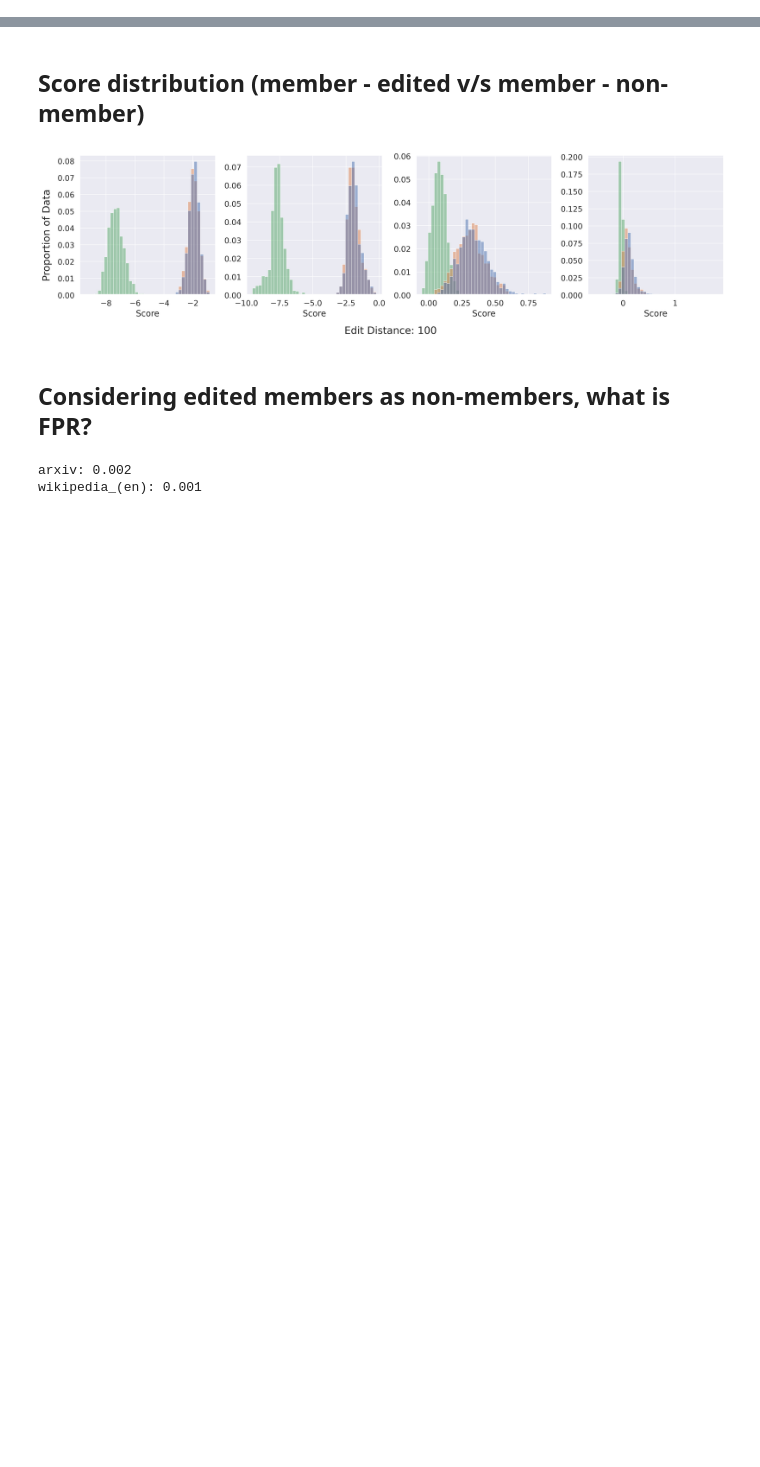
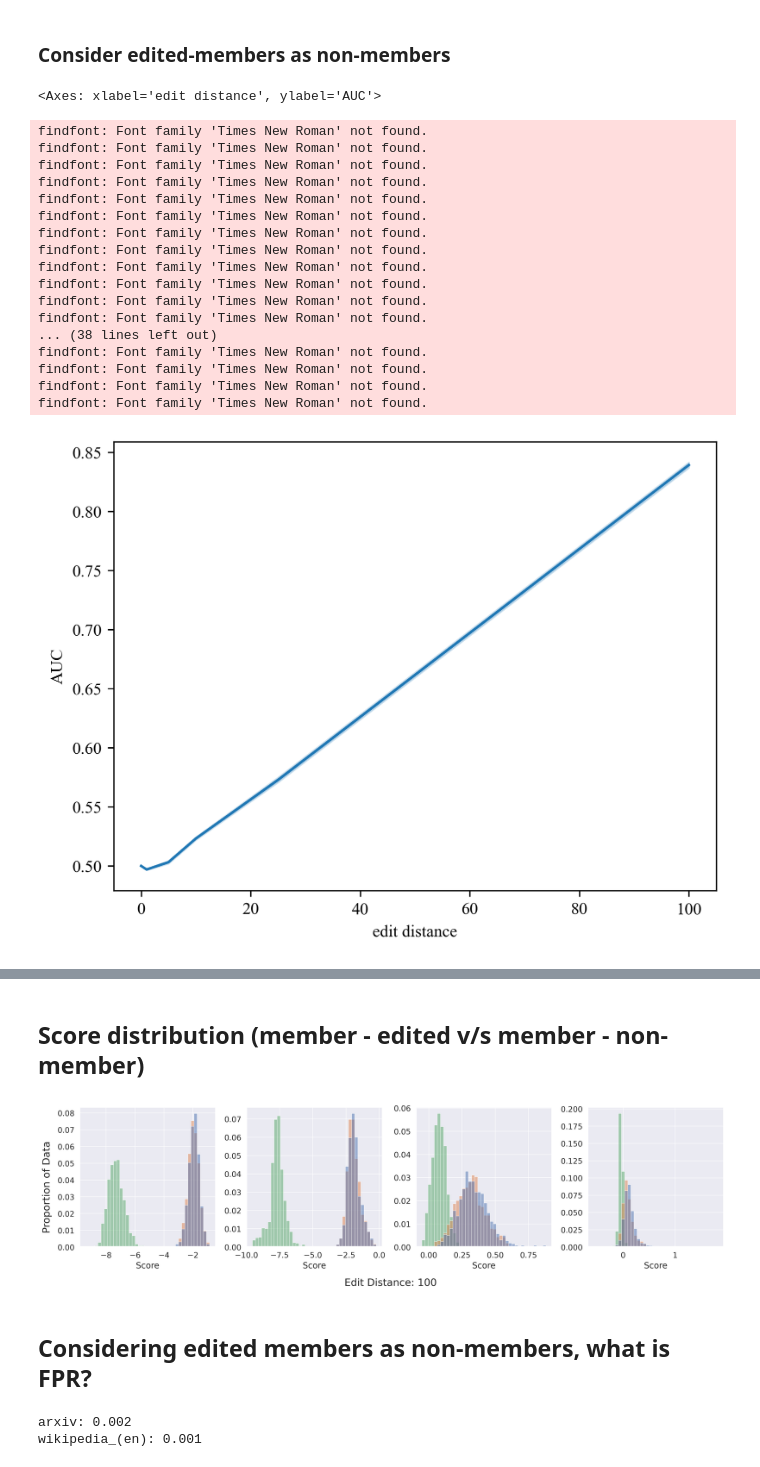
Before and after one commit to iamgroot42/mimir, a Jupyter notebook: inspect_mi.ipynb, the cells around one changed output, grey strips where cells are left out. Cells and saved outputs as stored; diff of their text form; code cells hidden in the pictures; blank space fills up the shorter version.

```diff
--- a/inspect_mi.ipynb
+++ b/inspect_mi.ipynb
@@ -96,0 +148,44 @@ def get_auc_from_thresholds(preds_member, preds_nonmember):
+# %% [markdown]
+### Consider edited-members as non-members
+# %%
+columns = ['edit distance', 'AUC']
+raw_data = []
+raw_data.append((0, 0.5))
+
+for n, v in care.items():
+    for score in v.values():
+        # Consider "members" as members
+        preds_member_ = -np.array(member_scores)
+        # And edited members as "non members"
+        preds_nonmember_ = -np.array(score)
+        total_preds = np.concatenate((preds_member_ , preds_nonmember_))
+
+        total_labels = [1] * len(preds_member_) + [0] * len(preds_nonmember_)
+        fpr, tpr, thresholds = roc_curve(total_labels, total_preds)
+        roc_auc = auc(fpr, tpr)
+
+        raw_data.append((int(n), roc_auc))
+# %%
+df = pd.DataFrame(raw_data, columns=columns)
+# %%
+sns.lineplot(data=df, x='edit distance', y='AUC', markers=True, dashes=False)
+# %% [output]
+<Axes: xlabel='edit distance', ylabel='AUC'>
+findfont: Font family 'Times New Roman' not found.
+findfont: Font family 'Times New Roman' not found.
+findfont: Font family 'Times New Roman' not found.
+findfont: Font family 'Times New Roman' not found.
+findfont: Font family 'Times New Roman' not found.
+findfont: Font family 'Times New Roman' not found.
+findfont: Font family 'Times New Roman' not found.
+findfont: Font family 'Times New Roman' not found.
+findfont: Font family 'Times New Roman' not found.
+findfont: Font family 'Times New Roman' not found.
+findfont: Font family 'Times New Roman' not found.
+findfont: Font family 'Times New Roman' not found.
+... (38 lines left out)
+findfont: Font family 'Times New Roman' not found.
+findfont: Font family 'Times New Roman' not found.
+findfont: Font family 'Times New Roman' not found.
+findfont: Font family 'Times New Roman' not found.
+[figure, added]
```
Also changed, not shown: parts of 12 cells of this notebook, 18 other files.
